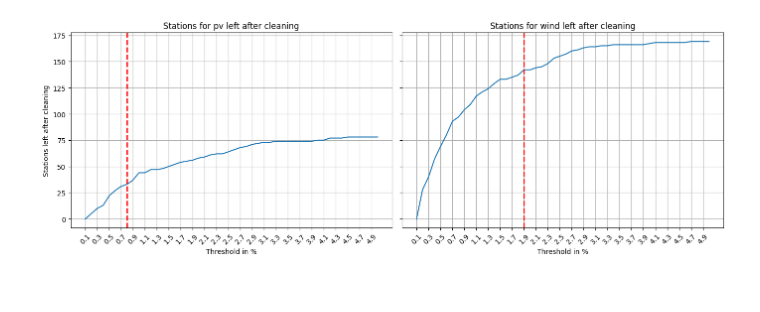
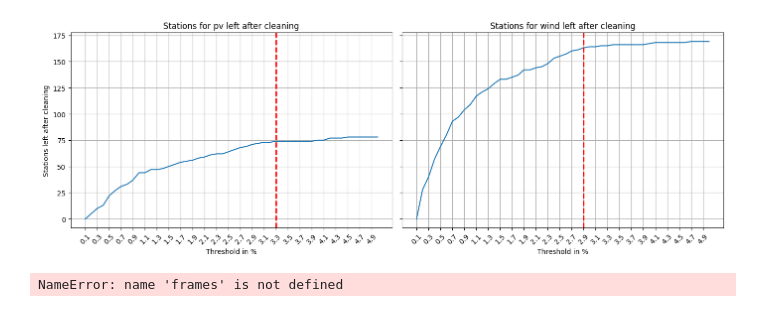
Before and after one commit to vikwal/synthetic_re_data_generation, a Jupyter notebook: evaluation/analyze_nan_rows.ipynb, the cells around one changed output. Drawn from its saved outputs; the diff is of its cells as text; code cells hidden in the pictures.

```diff
--- a/evaluation/analyze_nan_rows.ipynb
+++ b/evaluation/analyze_nan_rows.ipynb
@@ -102,35 +102,40 @@ left_list_wind = analyze_nan_rows(frames, wind_features)
 # %%
 # Plot
 ticks = np.arange(0.1, 5.1, 0.1)
 x_vals = ticks
 x_ticks_shown = x_vals[::2]
 x_labels_shown = [f"{x:.1f}" for x in ticks[::2]]
 fig, axes = plt.subplots(1, 2, figsize=(14, 5), sharey=True)
 
 # Plot 1
 axes[0].plot(x_vals, left_list_pv)
-axes[0].axvline(x=0.8, color='red', linestyle='--', linewidth=2)
+axes[0].axvline(x=3.3, color='red', linestyle='--', linewidth=2)
 axes[0].set_title("Stations for pv left after cleaning")
 axes[0].set_xticks(x_ticks_shown)
 axes[0].set_xticklabels(x_labels_shown, rotation=45)
 axes[0].set_xlabel("Threshold in %")
 axes[0].set_ylabel("Stations left after cleaning")
 axes[0].grid()
 
 # Plot 2
 axes[1].plot(x_vals, left_list_wind)
-axes[1].axvline(x=1.9, color='red', linestyle='--', linewidth=2)
+axes[1].axvline(x=2.9, color='red', linestyle='--', linewidth=2)
 axes[1].set_title("Stations for wind left after cleaning")
 axes[1].set_xticks(x_ticks_shown)
 axes[1].set_xticklabels(x_labels_shown, rotation=45)
 axes[1].set_xlabel("Threshold in %")
 axes[1].grid()
 
 # Layout anpassen
 plt.tight_layout()
 plt.show()
 # %% [output]
-[figure, old version]
+[figure, new version]
 # %%
 wind_missing = sort_by_missing(frames=frames, features=wind_features)
 wind_missing.to_csv(wind_missing_file, sep=',')
+
+pv_missing = sort_by_missing(frames=frames, features=pv_features)
+pv_missing.to_csv(pv_missing_file, sep=',')
+# %% [output]
+NameError: name 'frames' is not defined
```
Also changed, not shown: parts of 4 cells of this notebook, 7 other files.
